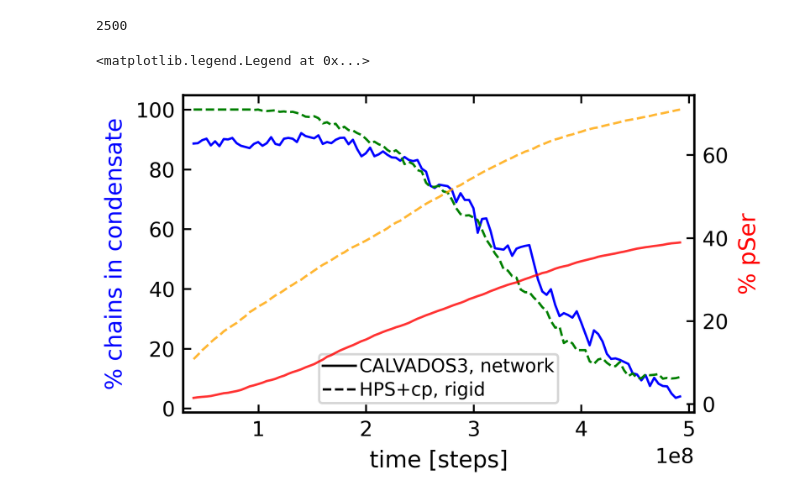
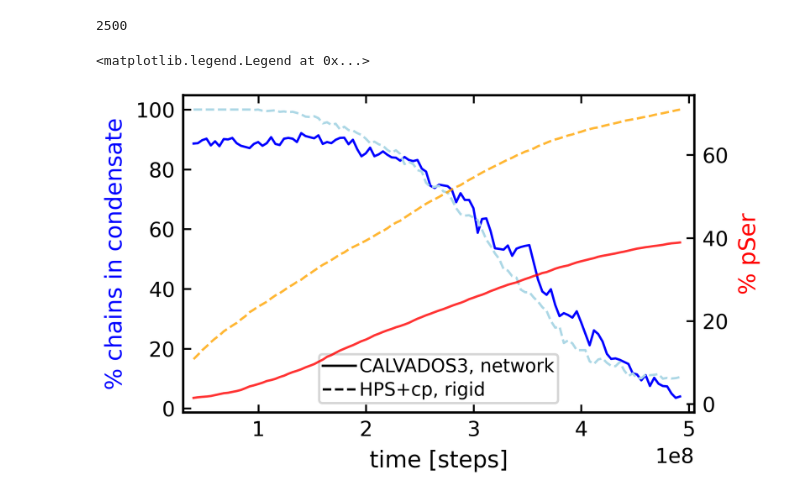
Before and after one commit to ezippo/HPA, a Jupyter notebook: cluster_analysis.ipynb, the cells around one changed output. Drawn from its saved outputs; the diff is of its cells as text; code cells hidden in the pictures.

```diff
--- a/cluster_analysis.ipynb
+++ b/cluster_analysis.ipynb
@@ -55,32 +55,32 @@ time_step = times*200000
 
 fig, ax1 = plt.subplots(figsize=(4, 2.5))
 
 # Plot the first array with the primary y-axis
 ax1.plot(time_step[:-1], nc_5ck1d/2, 'b-')
-ax1.plot(time_step[:-1], nc_5ck1d_hps/2, 'g--')
+ax1.plot(time_step[:-1], nc_5ck1d_hps/2, '--', color='lightblue')
 ax1.set_xlabel('time [steps]')
 ax1.set_ylabel('% chains in condensate', color='b')
 ax1.plot(time_step[0], nc_5ck1d[0]/2, 'k-', label=r'CALVADOS3, network')
 ax1.plot(time_step[0], nc_5ck1d[0]/2, 'k--', label=r'HPS+cp, rigid')
 
 #secax = ax1.secondary_xaxis('top')
 #secax.set_xticks([ time_step[td_5]], ['$t^\mathrm{5CK1\delta}_\mathrm{diss}$'], fontsize='x-small' )
 #secax.tick_params(direction='in', color='grey' , length=0)
 
 #ax1.vlines([time_step[td_5]],ymin=-10,ymax=105, ls=['-.'] ,color='grey', linewidth=1, alpha=0.6)
 #ax1.set_ylim((-10,105))
 
 # Create a secondary y-axis and plot the second array
 ax2 = ax1.twinx()
 ax2.plot(time_step[:-1], np_5ck1d/48, 'r-', alpha=0.8)
 ax2.plot(time_step[:-1], np_5ck1d_hps/48, '--', color='orange', alpha=0.8)
 ax2.set_ylabel('% pSer', color='r')
 #ax2.hlines([ np_5ck1d[td_5]],xmin=0.3*10**8,xmax=5.05*10**8, ls=['-.'], color='grey', linewidth=1, alpha=0.6)
 ax2.set_xlim((0.3*10**8,5.05*10**8))
 
 #ax2.plot([time_step[td_5]], [ np_5ck1d[td_5]], 'or', alpha=0.4, ms=5)
 
 ax1.legend(ncols=1, loc='lower center')
 # %% [output]
 <matplotlib.legend.Legend at 0x...>
-[figure, old version]
+[figure, new version]
```
Also changed, not shown: 4 other files.
